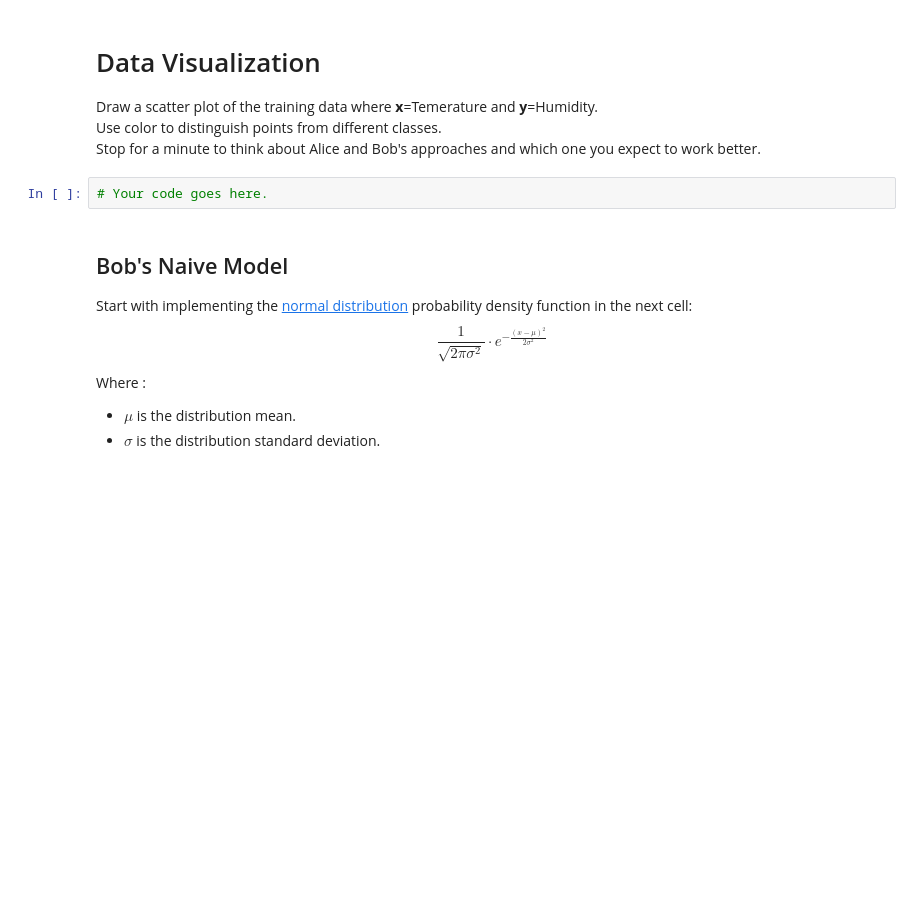
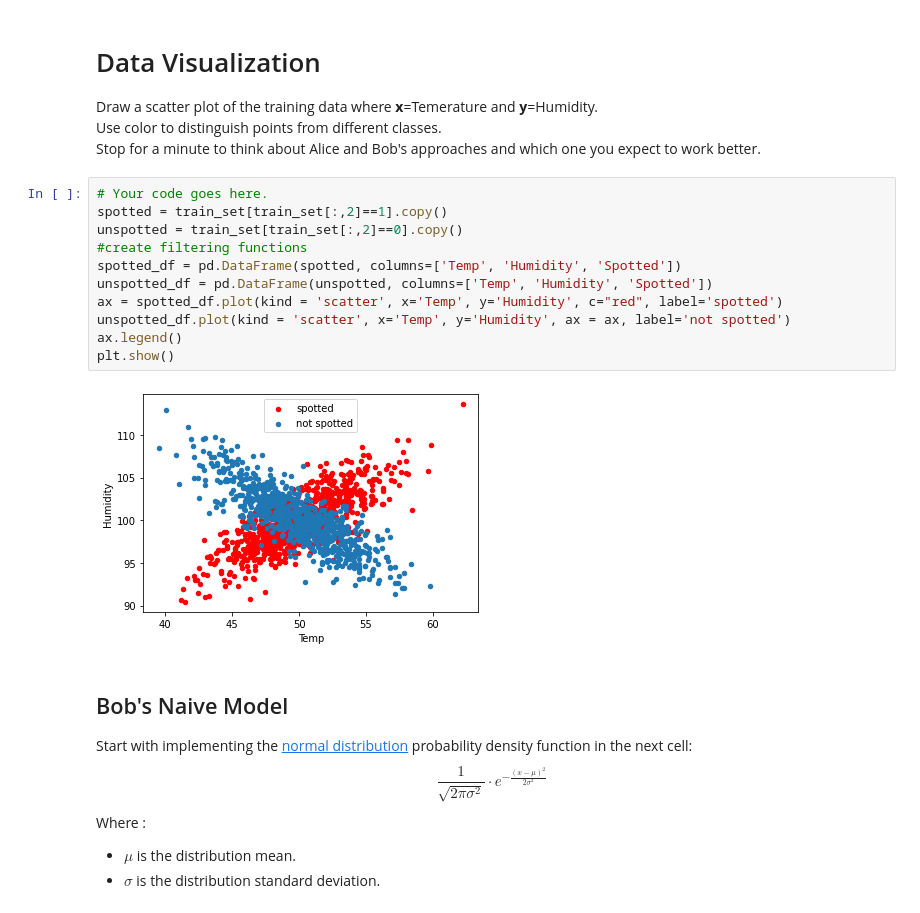
Before and after one commit to OdedSnir/hw3, a Jupyter notebook: ProbabilisticModels.ipynb, the cells around one changed output. Cells and saved outputs as stored; diff of their text form; blank space fills up the shorter version.

```diff
--- a/ProbabilisticModels.ipynb
+++ b/ProbabilisticModels.ipynb
@@ -259,8 +259,19 @@ test_set = pd.read_csv('data/randomammal_test.csv').values
 Draw a scatter plot of the training data where __x__=Temerature and **y**=Humidity. <br>
 Use color to distinguish points from different classes.<br>
 Stop for a minute to think about Alice and Bob's approaches and which one you expect to work better.
-# %%
-# Your code goes here.
+# %%
+# Your code goes here.
+spotted = train_set[train_set[:,2]==1].copy()
+unspotted = train_set[train_set[:,2]==0].copy()
+#create filtering functions
+spotted_df = pd.DataFrame(spotted, columns=['Temp', 'Humidity', 'Spotted'])
+unspotted_df = pd.DataFrame(unspotted, columns=['Temp', 'Humidity', 'Spotted'])
+ax = spotted_df.plot(kind = 'scatter', x='Temp', y='Humidity', c="red", label='spotted')
+unspotted_df.plot(kind = 'scatter', x='Temp', y='Humidity', ax = ax, label='not spotted')
+ax.legend()
+plt.show()
+# %% [output]
+[figure, added]
 # %% [markdown]
 ## Bob's Naive Model
 
```
Also changed, not shown: parts of 5 cells of this notebook.
